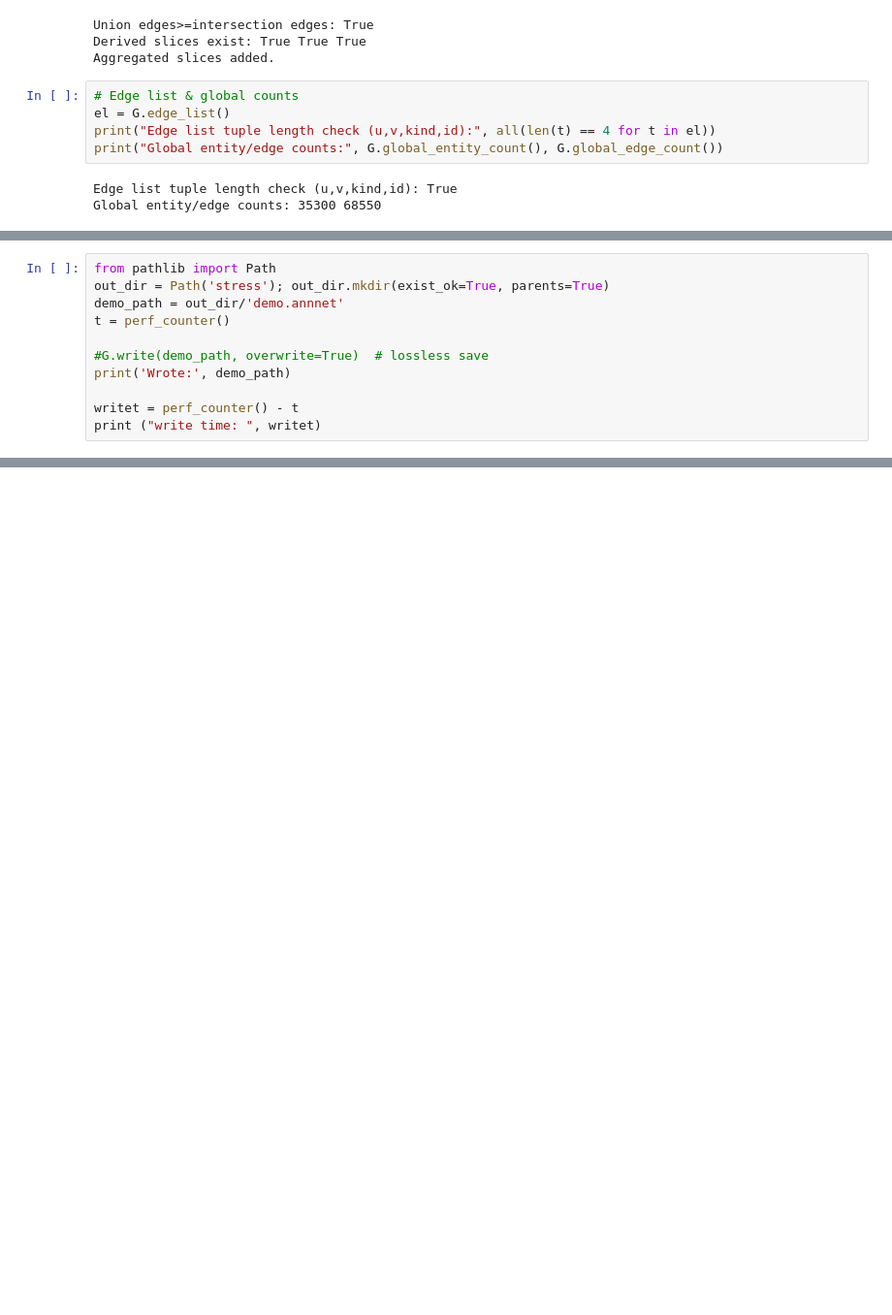
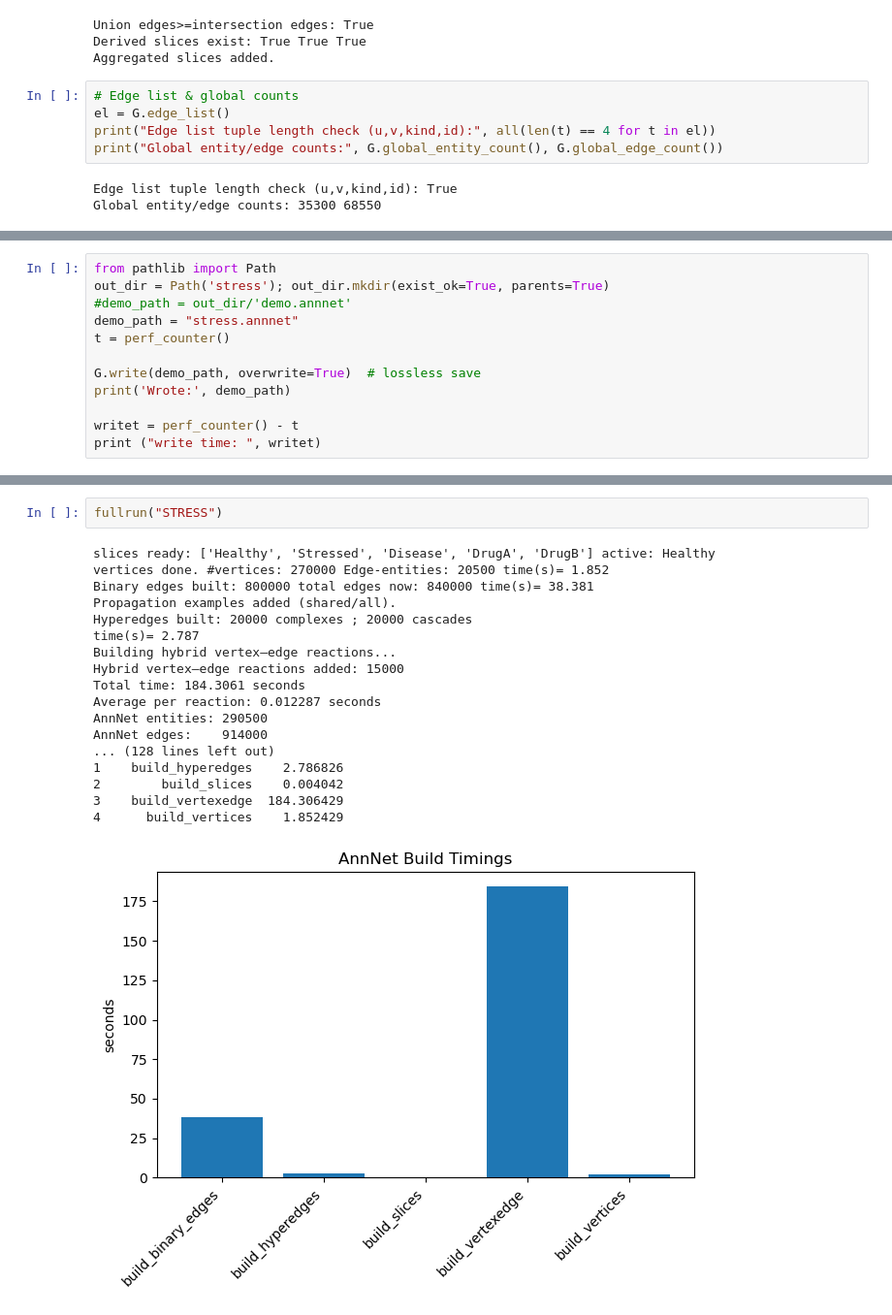
Before and after one commit to saezlab/annnet, a Jupyter notebook: notebooks/stress_notebook.ipynb, the cells around one changed output, grey strips where cells are left out. Shown at 97% size. Drawn from its saved outputs; the diff is of its cells as text; blank space fills up the shorter version.

```diff
--- a/notebooks/stress_notebook.ipynb
+++ b/notebooks/stress_notebook.ipynb
@@ -681,10 +711,11 @@ Build timings (seconds)                 stage    seconds
 # %%
 from pathlib import Path
 out_dir = Path('stress'); out_dir.mkdir(exist_ok=True, parents=True)
-demo_path = out_dir/'demo.annnet'
+#demo_path = out_dir/'demo.annnet'
+demo_path = "stress.annnet"
 t = perf_counter()
 
-#G.write(demo_path, overwrite=True)  # lossless save
+G.write(demo_path, overwrite=True)  # lossless save
 print('Wrote:', demo_path)
 
 writet = perf_counter() - t
@@ -711,0 +1376,21 @@ G.shape
+# %%
+fullrun("STRESS")
+# %% [output]
+slices ready: ['Healthy', 'Stressed', 'Disease', 'DrugA', 'DrugB'] active: Healthy
+vertices done. #vertices: 270000 Edge-entities: 20500 time(s)= 1.852
+Binary edges built: 800000 total edges now: 840000 time(s)= 38.381
+Propagation examples added (shared/all).
+Hyperedges built: 20000 complexes ; 20000 cascades
+time(s)= 2.787
+Building hybrid vertex–edge reactions...
+Hybrid vertex–edge reactions added: 15000
+Total time: 184.3061 seconds
+Average per reaction: 0.012287 seconds
+AnnNet entities: 290500
+AnnNet edges:    914000
+... (128 lines left out)
+1    build_hyperedges    2.786826
+2        build_slices    0.004042
+3    build_vertexedge  184.306429
+4      build_vertices    1.852429
+[figure, added]
```
Also changed, not shown: parts of 18 cells of this notebook, 1 other file.
